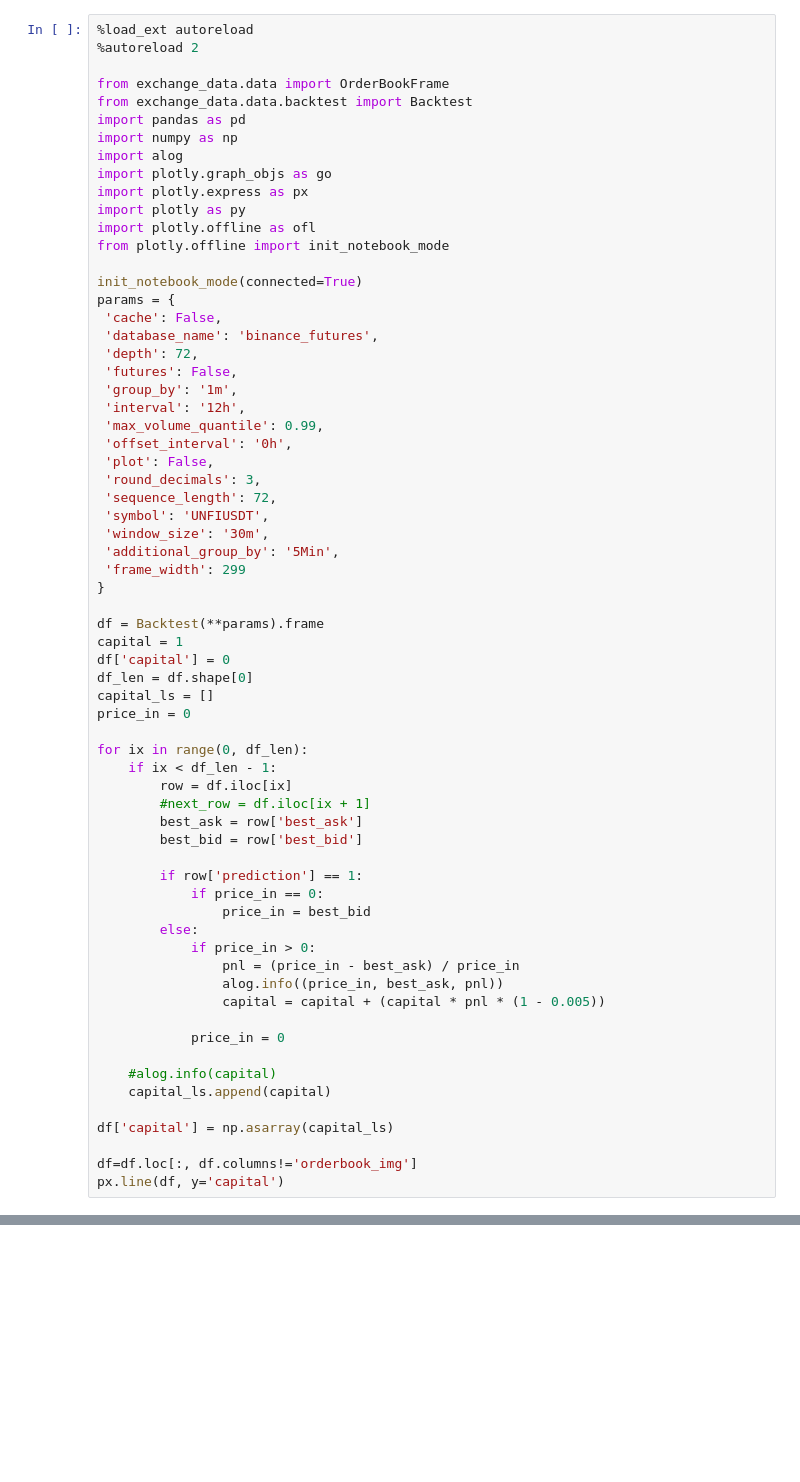
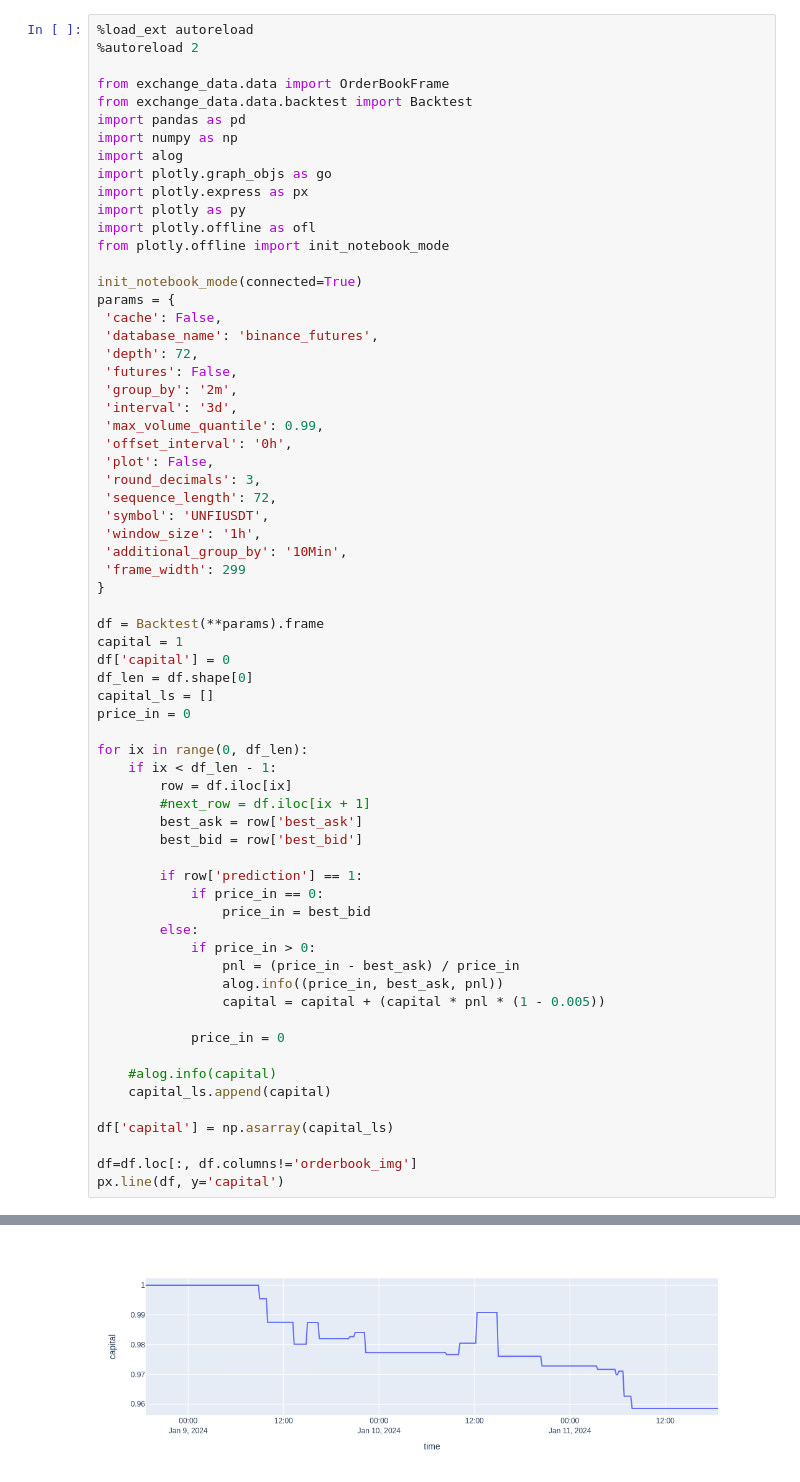
Before and after one commit to joliveros/exchange-data, a Jupyter notebook: notebooks/backtest.ipynb, the cells around one changed output, grey strips where cells are left out. Saved outputs shown, nothing was run; the diff lists cells and outputs as text; blank space fills up the shorter version.

```diff
--- a/notebooks/backtest.ipynb
+++ b/notebooks/backtest.ipynb
@@ -19,16 +19,16 @@ params = {
  'database_name': 'binance_futures',
  'depth': 72,
  'futures': False,
- 'group_by': '1m',
- 'interval': '12h',
+ 'group_by': '2m',
+ 'interval': '3d',
  'max_volume_quantile': 0.99,
  'offset_interval': '0h',
  'plot': False,
  'round_decimals': 3,
  'sequence_length': 72,
  'symbol': 'UNFIUSDT',
- 'window_size': '30m',
- 'additional_group_by': '5Min',
+ 'window_size': '1h',
+ 'additional_group_by': '10Min',
  'frame_width': 299
 }
 
@@ -85,0 +87 @@ RuntimeError: Input type (torch.cuda.FloatTensor) and weight type (torch.FloatTe
+[figure, added]
```
Also changed, not shown: parts of 1 cell of this notebook, 6 other files.
